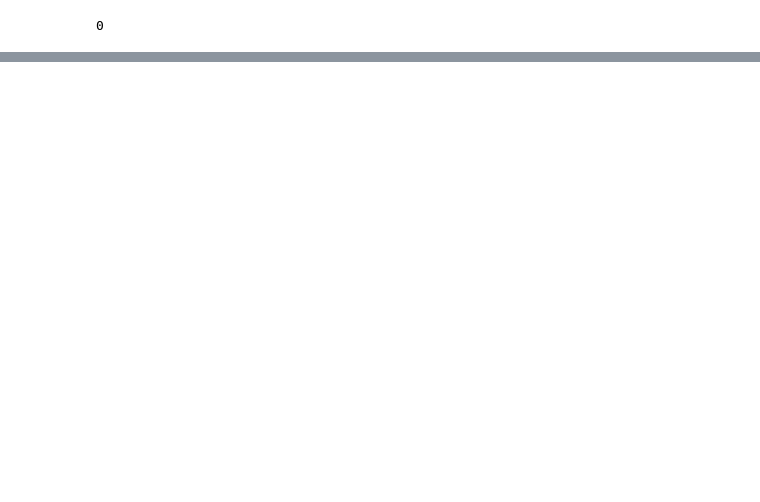
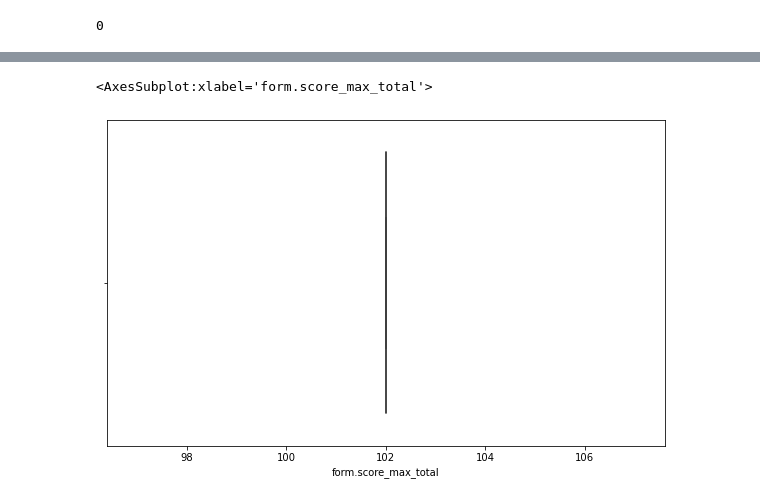
Before and after one commit to Kinjuriu/Health_Facility_Assesment, a Jupyter notebook: AssesmentOne.ipynb, the cells around one changed output, grey strips where cells are left out. Drawn from its saved outputs; the diff is of its cells as text; code cells hidden in the pictures; blank space fills up the shorter version.

```diff
--- a/AssesmentOne.ipynb
+++ b/AssesmentOne.ipynb
@@ -189,6 +194,6 @@ drop1_health_facility[drop1_health_facility.isnull().any(axis=1)]
 57 rows × 182 columns
 # %%
 # list of numerical columns
-list_columns_numerical = drop1_health_facility.select_dtypes(exclude=['category','object','bool']).columns.tolist()
-list_columns_numerical
+df_columns_numerical = drop1_health_facility.select_dtypes(exclude=['category','object','bool'])
+df_columns_numerical.head(2)
 # %% [output]
@@ -334,0 +451,3 @@ unique_health_facilities.isnull().values.sum()
+# %%
+numerical_dataframe = df_columns_numerical.drop(['number'], axis = 1)
+numerical_dataframe.head()
@@ -334,0 +461,6 @@ unique_health_facilities.isnull().values.sum()
+# %%
+fig, ax = plt.subplots(figsize=(10, 6))
+sns.boxplot(numerical_dataframe["form.score_max_total"])
+# %% [output]
+<AxesSubplot:xlabel='form.score_max_total'>
+[figure, added]
```
Also changed, not shown: parts of 36 cells of this notebook, 8 other files.
